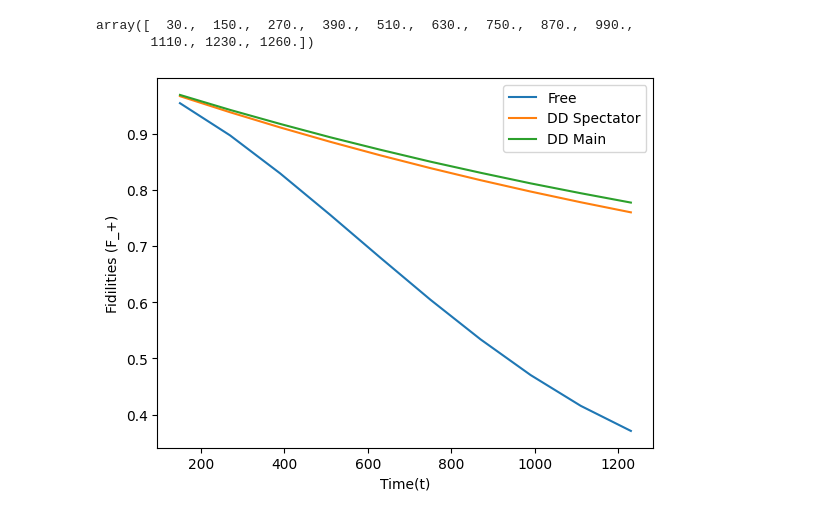
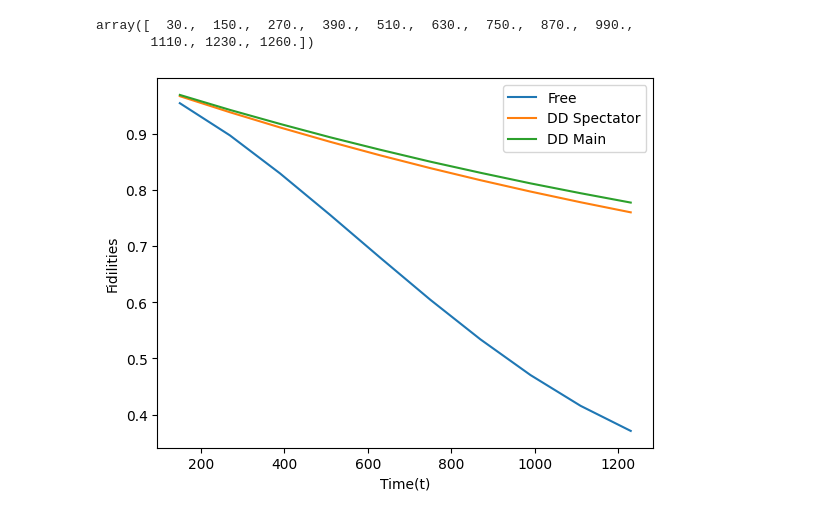
Before and after one commit to Manvi-Agrawal/Lab-ScQubits, a Jupyter notebook: repro/results/redfield/py_h5.ipynb, the cells around one changed output. Cells and saved outputs as stored; diff of their text form; code cells hidden in the pictures.

```diff
--- a/repro/results/redfield/py_h5.ipynb
+++ b/repro/results/redfield/py_h5.ipynb
@@ -36,11 +36,11 @@ array([  30.,  150.,  270.,  390.,  510.,  630.,  750.,  870.,  990.,
 # %%
 fig, ax = plt.subplots()
 ax.plot(tp[1:-1], fp, label='Free')
 ax.plot(tds[1:-1], fds, label='DD Spectator')
 ax.plot(tdm[1:-1], fdm, label='DD Main')
 ax.set_xlabel('Time(t)')
-ax.set_ylabel('Fidilities (F_+)')
+ax.set_ylabel('Fidilities')
 ax.legend()
 plt.show()
 # %% [output]
-[figure, old version]
+[figure, new version]
```
